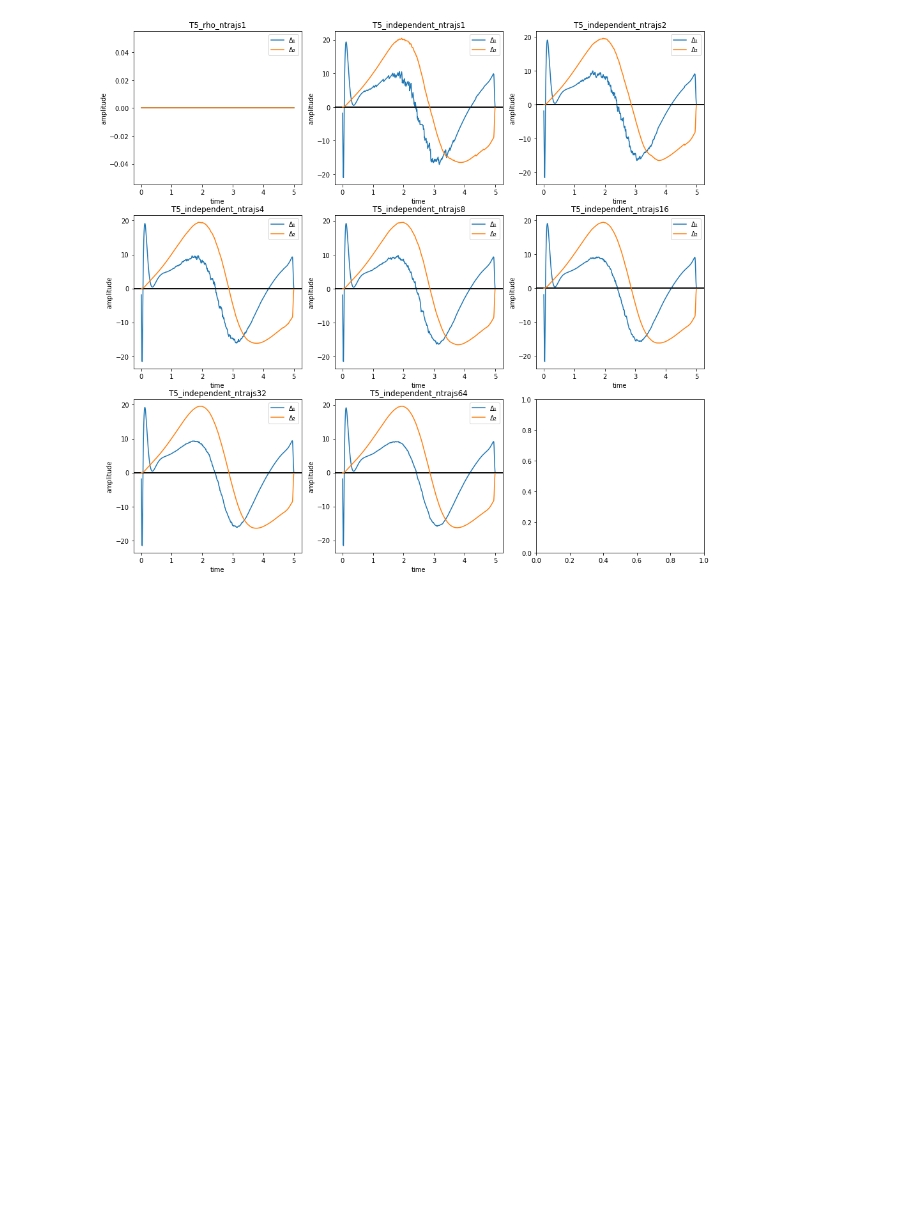
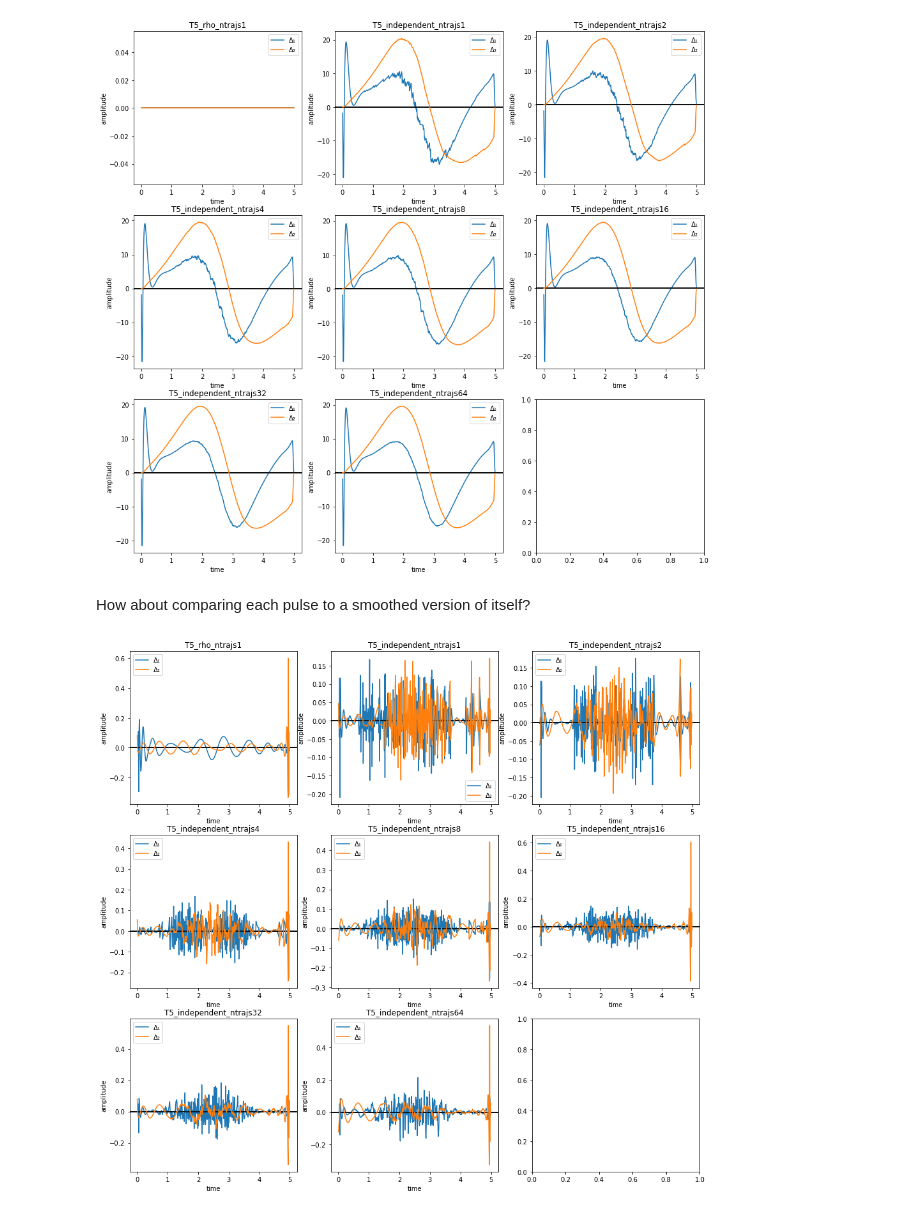
Before and after one commit to goerz-research/trajoct, a Jupyter notebook: 2017-10-16_mg_method_comparison_dicke_analysis.ipynb, the cells around one changed output. Drawn from its saved outputs; the diff is of its cells as text; code cells hidden in the pictures; blank space fills up the shorter version.

Commit message:
Fix smoothing of pulses

```diff
--- a/2017-10-16_mg_method_comparison_dicke_analysis.ipynb
+++ b/2017-10-16_mg_method_comparison_dicke_analysis.ipynb
@@ -141,3 +169,5 @@ def plot_pulse_delta(runfolders):
 plot_pulse_delta([rf_rho, ] + rfs_independent_trajs)
 # %% [output]
 [figure]
+# %% [markdown]
+How about comparing each pulse to a smoothed version of itself?
@@ -143,0 +176,3 @@ plot_pulse_delta([rf_rho, ] + rfs_independent_trajs)
+# %%
+def smooth_pulse_spline(pulse, **kwargs):
+    return pulse.apply_smoothing(**kwargs)
@@ -143,0 +185,29 @@ plot_pulse_delta([rf_rho, ] + rfs_independent_trajs)
+# %%
+def plot_pulse_delta_smoothing(runfolders, smooth_pulse, **kwargs):
+    """Plot pulses relative to smooth version of itself"""
+    ncols = 3
+    nrows = len(runfolders) // ncols
+    if ncols * nrows < len(runfolders):
+        nrows += 1
+    fig, axs = plt.subplots(
+        figsize=(16, nrows*5), ncols=ncols, nrows=nrows, squeeze=False)
+    axs = axs.flatten()
+    for i, rf in enumerate(runfolders):
+        ax = axs[i]
+        pulse1 = QDYN.pulse.Pulse.read(join(rf, 'pulse1.oct.dat'))
+        pulse2 = QDYN.pulse.Pulse.read(join(rf, 'pulse2.oct.dat'))
+        pulse1.amplitude -= smooth_pulse(pulse1, **kwargs).amplitude
+        pulse2.amplitude -= smooth_pulse(pulse2, **kwargs).amplitude
+        pulse1.render_pulse(ax, label=r'Δ₁')
+        pulse2.render_pulse(ax, label=r'Δ₂')
+        ax.legend()
+        ax.set_xlabel("time")
+        ax.set_ylabel("amplitude")
+        ax.set_title(rf.split('/')[-1])
+    plt.show(fig)
+# %%
+plot_pulse_delta_smoothing(
+    [rf_rho, ] + rfs_independent_trajs,
+    smooth_pulse_spline, s=1, k=5)
+# %% [output]
+[figure, added]
```
Also changed, not shown: parts of 23 cells of this notebook, 1 other file.
